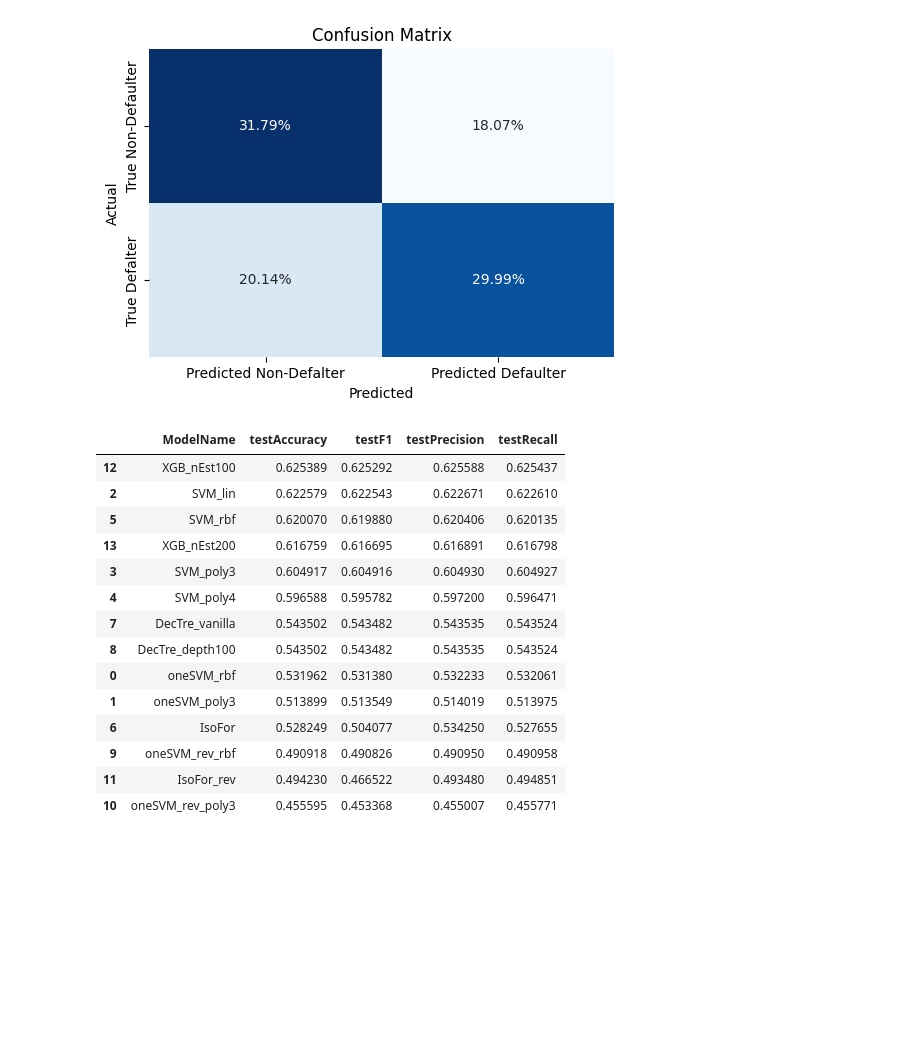
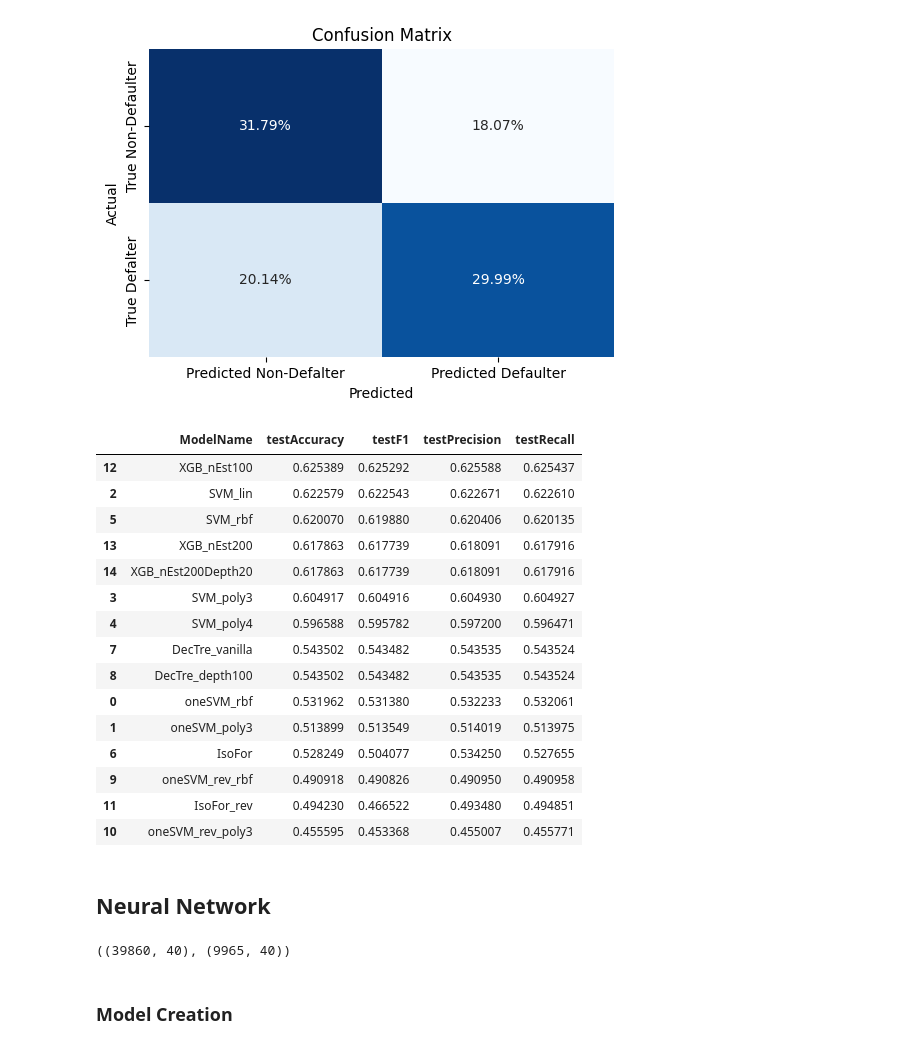
Before and after one commit to aver81/Loan-Defaulter-Classification, a Jupyter notebook: notebooks/LoanDefaulterClassification.ipynb, the cells around one changed output. Saved outputs shown, nothing was run; the diff lists cells and outputs as text; code cells hidden in the pictures; blank space fills up the shorter version.

Commit message:
neural network code addition

```diff
--- a/notebooks/LoanDefaulterClassification.ipynb
+++ b/notebooks/LoanDefaulterClassification.ipynb
@@ -1293,13 +1296,14 @@ resultRecordFnx(rep,'XGB_nEst200Depth20')
 weighted avg       0.62      0.62      0.62      9965
 [figure]
 # %%
-# modelRecord.sort_values(by='testF1',ascending=False)
+modelRecord.sort_values(by='testF1',ascending=False)
 # %% [output]
 |  | ModelName | testAccuracy | testF1 | testPrecision | testRecall |
 | 12 | XGB_nEst100 | 0.625389 | 0.625292 | 0.625588 | 0.625437 |
 | 2 | SVM_lin | 0.622579 | 0.622543 | 0.622671 | 0.622610 |
 | 5 | SVM_rbf | 0.620070 | 0.619880 | 0.620406 | 0.620135 |
-| 13 | XGB_nEst200 | 0.616759 | 0.616695 | 0.616891 | 0.616798 |
+| 13 | XGB_nEst200 | 0.617863 | 0.617739 | 0.618091 | 0.617916 |
+| 14 | XGB_nEst200Depth20 | 0.617863 | 0.617739 | 0.618091 | 0.617916 |
 | 3 | SVM_poly3 | 0.604917 | 0.604916 | 0.604930 | 0.604927 |
 | 4 | SVM_poly4 | 0.596588 | 0.595782 | 0.597200 | 0.596471 |
 | 7 | DecTre_vanilla | 0.543502 | 0.543482 | 0.543535 | 0.543524 |
@@ -1310,3 +1314,5 @@ weighted avg       0.62      0.62      0.62      9965
 | 9 | oneSVM_rev_rbf | 0.490918 | 0.490826 | 0.490950 | 0.490958 |
 | 11 | IsoFor_rev | 0.494230 | 0.466522 | 0.493480 | 0.494851 |
 | 10 | oneSVM_rev_poly3 | 0.455595 | 0.453368 | 0.455007 | 0.455771 |
+# %% [markdown]
+## Neural Network
@@ -1312,0 +1329,6 @@ weighted avg       0.62      0.62      0.62      9965
+# %%
+xtrain.shape,xtest.shape
+# %% [output]
+((39860, 40), (9965, 40))
+# %% [markdown]
+### Model Creation
```
Also changed, not shown: parts of 15 cells of this notebook.
